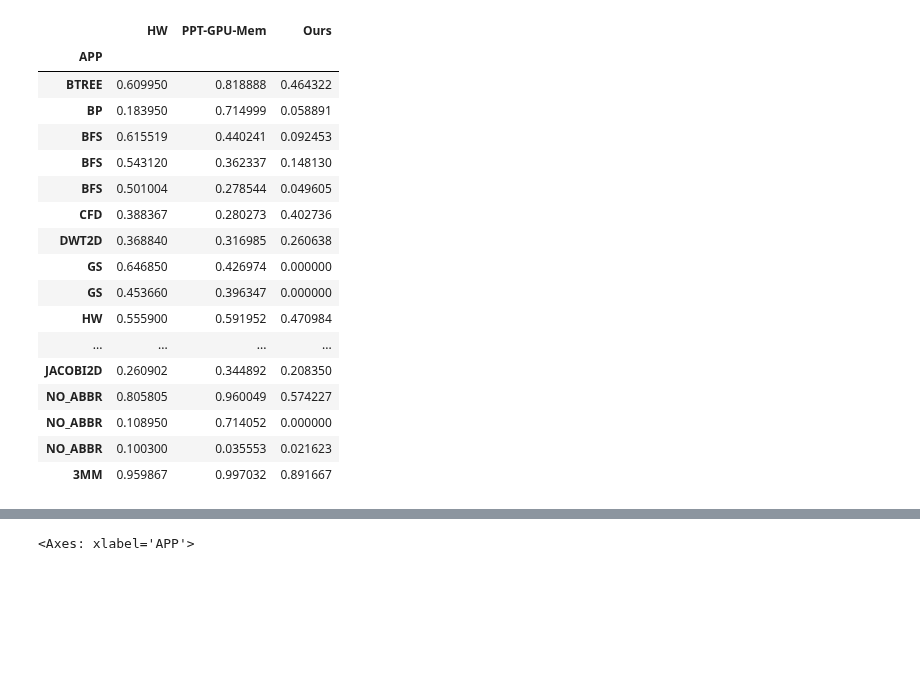
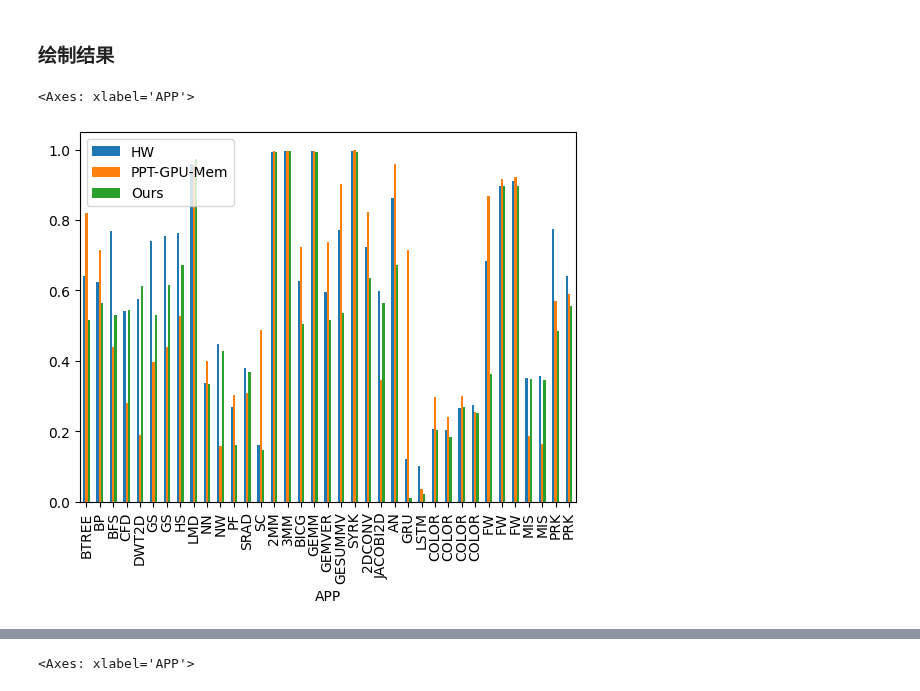
Before and after one commit to TheRainstorm/ppt-gpu-subcore, a Jupyter notebook: memory_model/paper.ipynb, the cells around one changed output, grey strips where cells are left out. Cells and saved outputs as stored; diff of their text form; code cells hidden in the pictures; blank space fills up the shorter version.

```diff
--- a/memory_model/paper.ipynb
+++ b/memory_model/paper.ipynb
@@ -74,0 +307,19 @@ select_df
+# %%
+# sys.path.insert(0, "/staff/fyyuan/repo/PPT-GPU-memory/")
+%load_ext autoreload
+%autoreload 2
+from scripts.common import parse_app_definition_yaml, get_suite_info, get_app_arg_list
+
+import inspect
+# print(inspect.getsource(get_suite_info))
+
+app_yaml = "/staff/fyyuan/repo/PPT-GPU-memory/memory_model/memory-apps.yml"
+# defined_apps = parse_app_definition_yaml(app_yaml)
+suite_info = get_suite_info(app_yaml)
+
+sim_res = 'memory_titanv_TITANV_ppt-gpu_base_CL32.xlsx'
+df_kernels = pd.read_excel(sim_res, sheet_name="kernels")
+df_kernels = filter_app(df_kernels)
+df_apps = df_kernels.groupby('app', as_index=False, sort=False).size()
+df_apps.rename(columns={'size': 'Kernels'}, inplace=True)
+# df_apps
@@ -100,5 +557,10 @@ def draw_bar(df_sim1, df_sim2, draw_list):
         with pd.ExcelWriter(os.path.join(output_dir, f"{metric}.xlsx"), engine='xlsxwriter') as writer:
             df_new.to_excel(writer, sheet_name=metric, index=False)
 # %%
+sim_res = 'memory_titanv_TITANV_ppt-gpu_base_CL32.xlsx'
+sim_res2 = 'memory_titanv_TITANV_simulator_base.xlsx'
+# sim_res = 'memory_titanv_A100-40G_ppt-gpu_base_CL32.xlsx'
+# sim_res2 = 'memory_titanv_A100-40G_simulator_base.xlsx'
+
 df_sim1 = pd.read_excel(sim_res, sheet_name="apps")
 df_sim2 = pd.read_excel(sim_res2, sheet_name="apps")
@@ -110,22 +567,12 @@ draw_list = ["l1_hit_rate", "l1_hit_rate_g", "l1_hit_rate_ldg", "l2_hit_rate", "
+# %% [markdown]
+### 绘制结果
 # %%
-df = get_metric_df(df_sim1, df_sim2, 'l2_hit_rate_ld')
-df
+# df1 = get_metric_df(df_sim1, df_sim2, 'dram_ld_trans')
+df1 = get_metric_df(df_sim1, df_sim2, 'l2_hit_rate')
+# df2 = get_metric_df(df_sim1, df_sim2, 'dram_st_trans')
+# df3 = get_metric_df(df_sim1, df_sim2, 'dram_tot_trans')
-# %% [output]
-|  | HW | PPT-GPU-Mem | Ours |
-| APP |  |  |  |
-| BTREE | 0.609950 | 0.818888 | 0.464322 |
-| BP | 0.183950 | 0.714999 | 0.058891 |
-| BFS | 0.615519 | 0.440241 | 0.092453 |
-| BFS | 0.543120 | 0.362337 | 0.148130 |
-| BFS | 0.501004 | 0.278544 | 0.049605 |
-| CFD | 0.388367 | 0.280273 | 0.402736 |
-| DWT2D | 0.368840 | 0.316985 | 0.260638 |
-| GS | 0.646850 | 0.426974 | 0.000000 |
-| GS | 0.453660 | 0.396347 | 0.000000 |
-| HW | 0.555900 | 0.591952 | 0.470984 |
-| ... | ... | ... | ... |
-| JACOBI2D | 0.260902 | 0.344892 | 0.208350 |
-| NO_ABBR | 0.805805 | 0.960049 | 0.574227 |
-| NO_ABBR | 0.108950 | 0.714052 | 0.000000 |
-| NO_ABBR | 0.100300 | 0.035553 | 0.021623 |
-| 3MM | 0.959867 | 0.997032 | 0.891667 |
+# %%
+df1.plot.bar()
+# %% [output]
+<Axes: xlabel='APP'>
+[figure, added]
```
Also changed, not shown: parts of 33 cells of this notebook, 3 other files.
